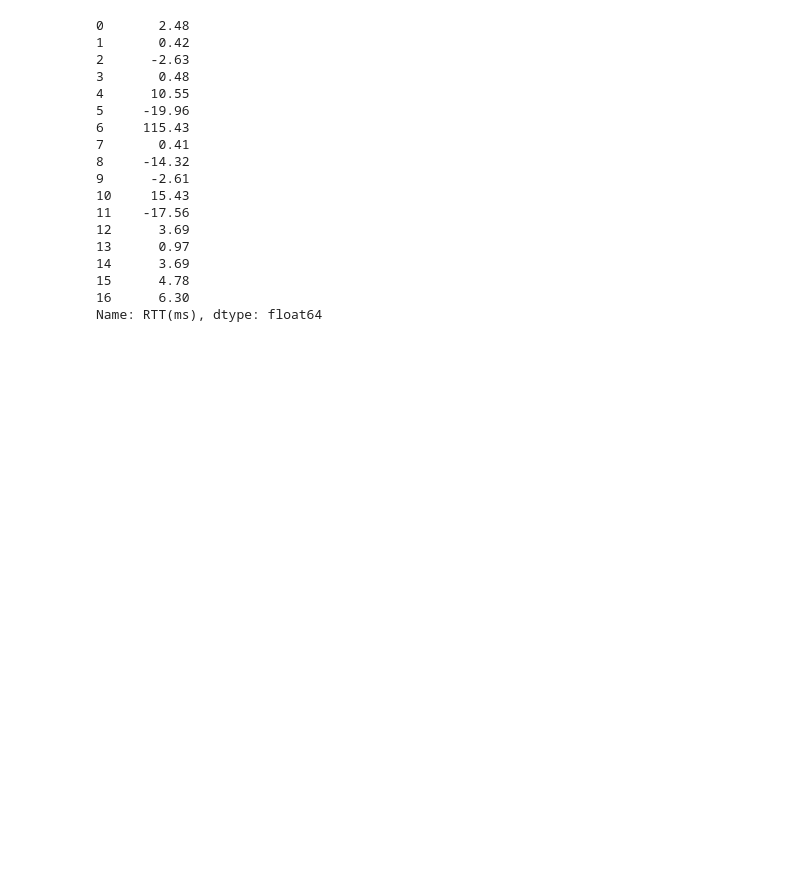
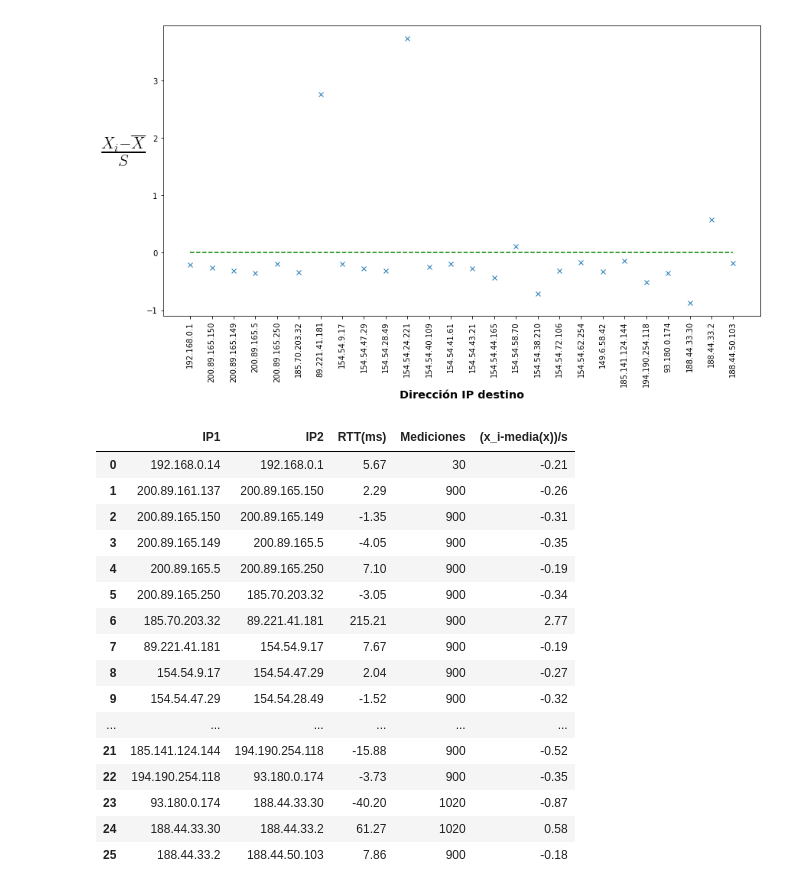
Before and after one commit to fedealliani/tdc-tp2, a Jupyter notebook: analisis/graficos.ipynb, the cells around one changed output. Drawn from its saved outputs; the diff is of its cells as text; code cells hidden in the pictures; blank space fills up the shorter version.

```diff
--- a/analisis/graficos.ipynb
+++ b/analisis/graficos.ipynb
@@ -20,26 +20,28 @@ plt.show()
 # %%
-plt.figure(figsize=(13,7))
-plt.plot(datos['IP2'], datos['RTT(ms)'])
+plt.figure(figsize=(14,7))
+plt.plot(datos['IP2'], datos['(x_i-media(x))/s'], 'x')
 plt.xticks(datos['IP2'], datos['IP2'], rotation='vertical')
 plt.xlabel('Dirección IP destino', fontproperties=matplotlib.font_manager.FontProperties(size='x-large', weight='semibold'))
-plt.ylabel('RTT [ms]', fontproperties=matplotlib.font_manager.FontProperties(size='x-large', weight='bold'))
+plt.ylabel('${X_{i}-\overline{X}}\over{S}$',rotation='horizontal', labelpad=30,usetex=True, fontproperties=matplotlib.font_manager.FontProperties(size='30', weight='bold'))
+plt.plot([0, len(datos['IP2'])-1], [0, 0], '--g')
 plt.show()
+datos
 # %% [output]
-0       2.48
-1       0.42
-2      -2.63
-3       0.48
-4      10.55
-5     -19.96
-6     115.43
-7       0.41
-8     -14.32
-9      -2.61
-10     15.43
-11    -17.56
-12      3.69
-13      0.97
-14      3.69
-15      4.78
-16      6.30
-Name: RTT(ms), dtype: float64
+[figure, added]
+|  | IP1 | IP2 | RTT(ms) | Mediciones | (x_i-media(x))/s |
+| 0 | 192.168.0.14 | 192.168.0.1 | 5.67 | 30 | -0.21 |
+| 1 | 200.89.161.137 | 200.89.165.150 | 2.29 | 900 | -0.26 |
+| 2 | 200.89.165.150 | 200.89.165.149 | -1.35 | 900 | -0.31 |
+| 3 | 200.89.165.149 | 200.89.165.5 | -4.05 | 900 | -0.35 |
+| 4 | 200.89.165.5 | 200.89.165.250 | 7.10 | 900 | -0.19 |
+| 5 | 200.89.165.250 | 185.70.203.32 | -3.05 | 900 | -0.34 |
+| 6 | 185.70.203.32 | 89.221.41.181 | 215.21 | 900 | 2.77 |
+| 7 | 89.221.41.181 | 154.54.9.17 | 7.67 | 900 | -0.19 |
+| 8 | 154.54.9.17 | 154.54.47.29 | 2.04 | 900 | -0.27 |
+| 9 | 154.54.47.29 | 154.54.28.49 | -1.52 | 900 | -0.32 |
+| ... | ... | ... | ... | ... | ... |
+| 21 | 185.141.124.144 | 194.190.254.118 | -15.88 | 900 | -0.52 |
+| 22 | 194.190.254.118 | 93.180.0.174 | -3.73 | 900 | -0.35 |
+| 23 | 93.180.0.174 | 188.44.33.30 | -40.20 | 1020 | -0.87 |
+| 24 | 188.44.33.30 | 188.44.33.2 | 61.27 | 1020 | 0.58 |
+| 25 | 188.44.33.2 | 188.44.50.103 | 7.86 | 900 | -0.18 |
```
Also changed, not shown: parts of 1 cell of this notebook, 8 other files.
